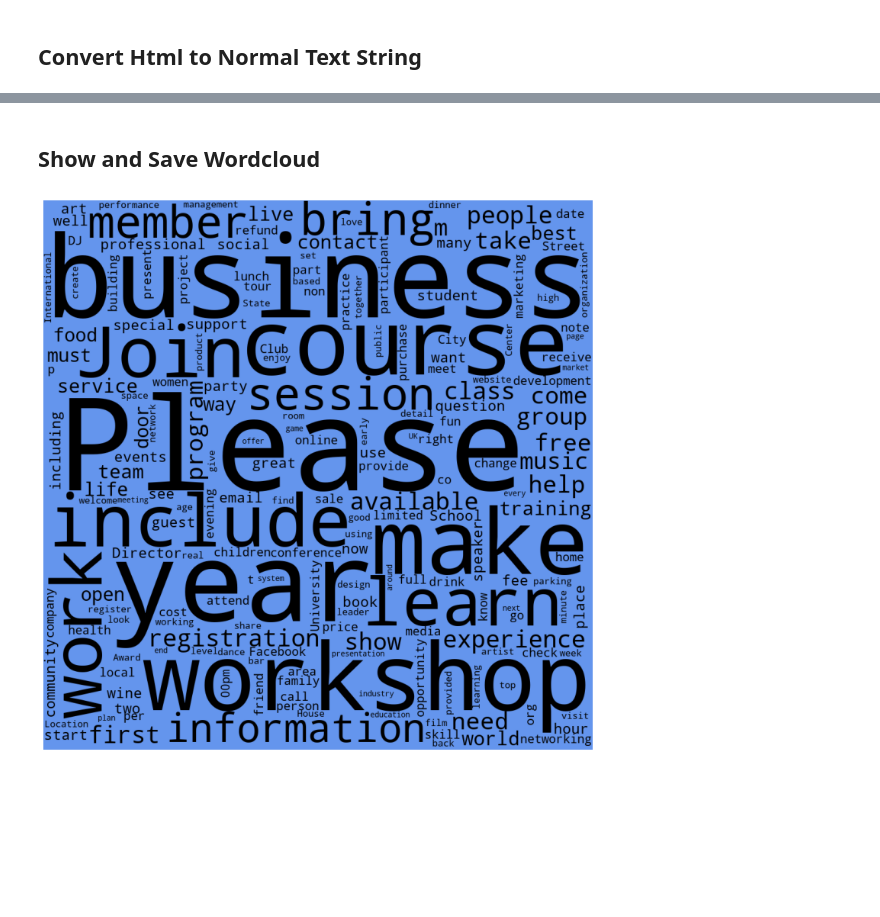
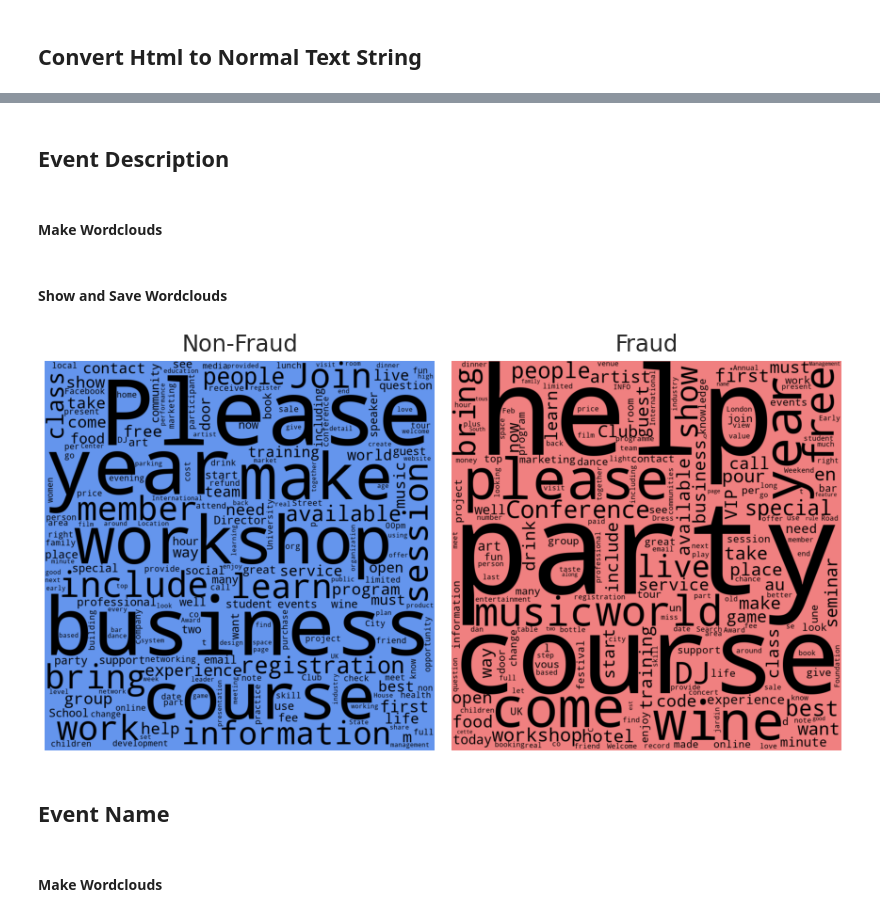
Before and after one commit to jeffjohannsen/Fraud_Detection, a Jupyter notebook: notebooks/wordcloud_creation.ipynb, the cells around one changed output, grey strips where cells are left out. Cells and saved outputs as stored; diff of their text form; code cells hidden in the pictures; blank space fills up the shorter version.

Commit message:
Added visuals to readme and updated wordcloud and EDA notebooks.

```diff
--- a/notebooks/wordcloud_creation.ipynb
+++ b/notebooks/wordcloud_creation.ipynb
@@ -17,6 +17,7 @@ from wordcloud import WordCloud, STOPWORDS, ImageColorGenerator
 pd.set_option('display.max_columns', None)
 pd.set_option('display.max_rows', None)
 pd.set_option('display.width', 1000)
+sns.set(font='sans-serif')
 # %% [output]
 NumExpr defaulting to 4 threads.
 [interactive output not drawn]
@@ -53,20 +54,40 @@ stopwords.update(["Unknown", "January", "February", "March",
                   "will", "le", "de", "ticket", "event", "one",
                   "night", "new", "tickets", "us", 'la', "et",
                   "les", "des", "time", "à", "du"])
+# %% [markdown]
+## Event Description
+# %% [markdown]
+#### Make Wordclouds
 # %%
-wordcloud = WordCloud(stopwords=stopwords, background_color="cornflowerblue", colormap="Set1",
+non_fraud_wordcloud_desc = WordCloud(stopwords=stopwords, background_color="cornflowerblue", colormap="Set1",
                       collocations=False, color_func=lambda *args, **kwargs: "black",
                       width=1000, height=1000).generate(non_fraud_text_desc)
+# %%
+fraud_wordcloud_desc = WordCloud(stopwords=stopwords, background_color="lightcoral", colormap="Set1",
+                      collocations=False, color_func=lambda *args, **kwargs: "black",
+                      width=1000, height=1000).generate(fraud_text_desc)
 # %% [markdown]
-## Show and Save Wordcloud
+#### Show and Save Wordclouds
 # %%
-plt.figure(figsize=(10,10))
-plt.imshow(wordcloud)
-plt.axis("off")
+fig, (ax1, ax2) = plt.subplots(1, 2, figsize=(12, 6))
 
-plt.tight_layout(pad=0)
 
-# plt.savefig('../images/description_wordcloud_non_fraud.png')
+ax1.imshow(non_fraud_wordcloud_desc)
+ax1.axis("off")
+ax1.set_title("Non-Fraud", fontsize=24, pad=10)
+
+
+ax2.imshow(fraud_wordcloud_desc)
+ax2.axis("off")
+ax2.set_title("Fraud", fontsize=24, pad=10)
+
+fig.tight_layout(pad=0)
+
+plt.savefig('../images/description_wordclouds.png', dpi=300, bbox_inches='tight')
 plt.show()
 # %% [output]
-[figure, old version]
+[figure, new version]
+# %% [markdown]
+## Event Name
+# %% [markdown]
+#### Make Wordclouds
```
Also changed, not shown: parts of 5 cells of this notebook, 11 other files.
